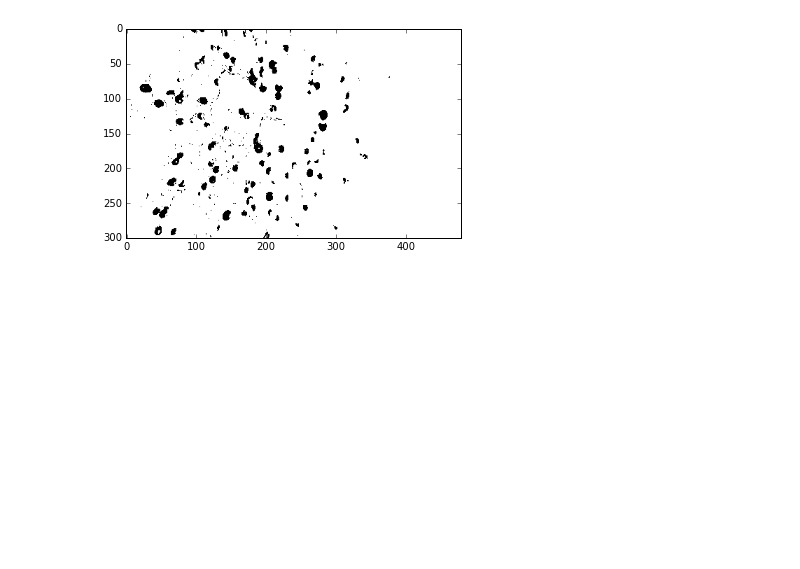
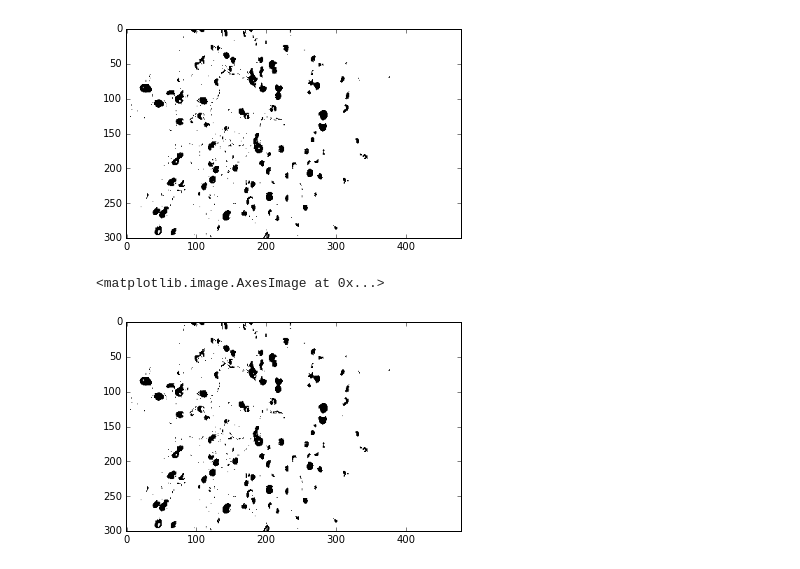
Before and after one commit to versatran01/Galt, a Jupyter notebook: detection/notebook/svc.ipynb, the cells around one changed output. Saved outputs shown, nothing was run; the diff lists cells and outputs as text; code cells hidden in the pictures; blank space fills up the shorter version.

Commit message:
add grid search

```diff
--- a/detection/notebook/svc.ipynb
+++ b/detection/notebook/svc.ipynb
@@ -150,3 +151,8 @@ SVC(C=1.0, cache_size=200, class_weight=None, coef0=0.0,
   decision_function_shape=None, degree=3, gamma='auto', kernel='rbf',
   max_iter=-1, probability=False, random_state=None, shrinking=True,
   tol=0.001, verbose=False)
+# %%
+# Tuned SVM
+tuned_parameters = [{'kernel': ['rbf', 'linear'], 'C': [0.01, 0.1, 1, 1 ,10]}]
+clf_grid = GridSearchCV(svm.SVC(), tuned_parameters, cv=5)
+clf_grid.fit(X_train_scaled, Y_train)
@@ -186,6 +218,8 @@ Y_test_masked = clf.predict(X_test_scaled_masked)
 Y_test = clf.predict(X_test_scaled)
 # %% [output]
 1 loops, best of 3: 1.02 s per loop
+# %%
+Y_test_masked_grid = clf_grid.predict(X_test_scaled_masked)
 # %%
 fig = plt.figure(figsize=(6, 6))
 bw_test = np.reshape(Y_test, (h , w))
@@ -213,3 +247,17 @@ plt.imshow(bw, cmap=plt.cm.Greys)
 ('mask_v_test: ', (144000,))
 <matplotlib.image.AxesImage at 0x...>
 [figure]
+# %%
+# Unnecessarily complicated
+idx_ij = np.where(mask_v_test)
+# idx is an array of indices that is masked out by v value
+idx = np.array(np.where(mask_v_test)).T
+# We only care about those indices that are classified as apple
+idx = idx[Y_test_masked_grid > 0]
+bw = np.zeros((h * w,))
+bw[idx] = 1
+bw = np.reshape(bw, (h, w))
+plt.imshow(bw, cmap=plt.cm.Greys)
+# %% [output]
+<matplotlib.image.AxesImage at 0x...>
+[figure, added]
```
Also changed, not shown: parts of 3 cells of this notebook.
